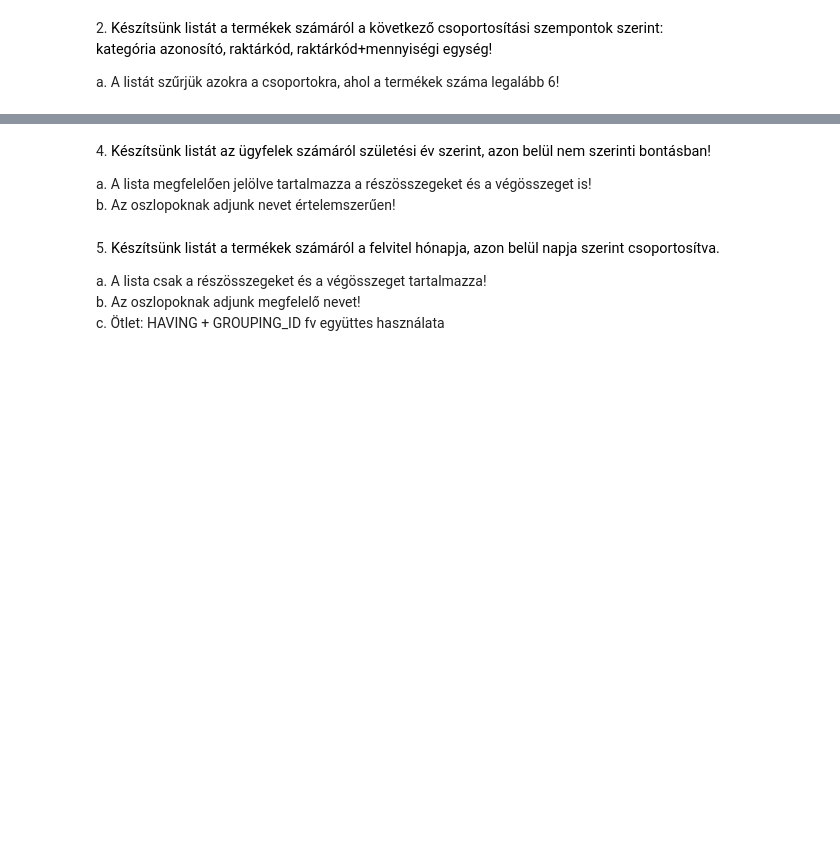
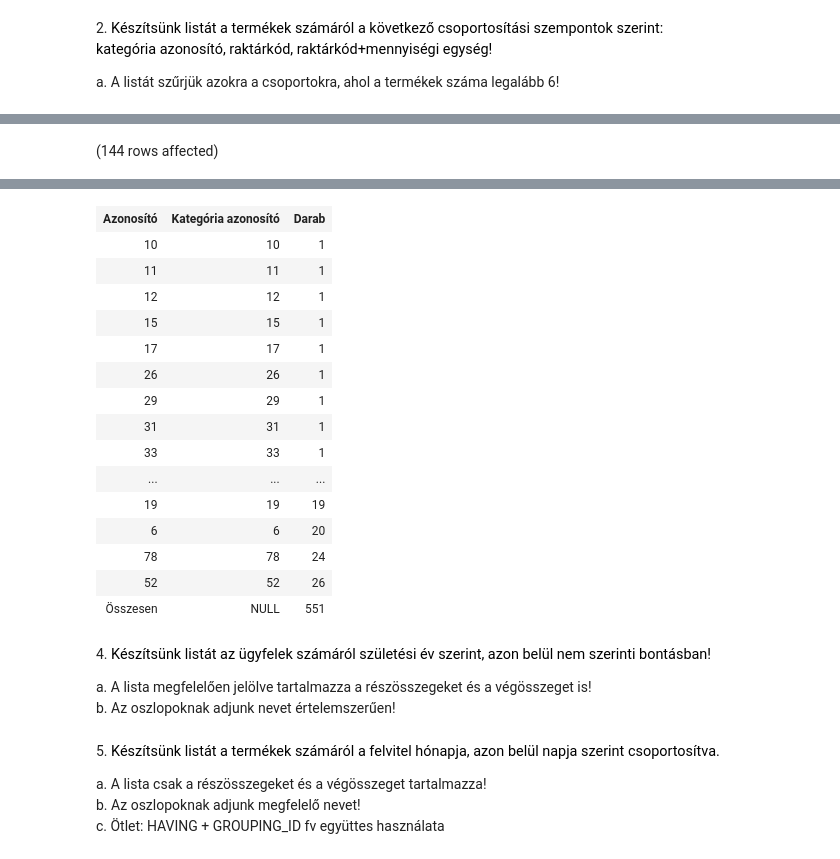
Before and after one commit to Dobo-Lilla/adatbazisok, a Jupyter notebook: gyakorlat04_feladatok.ipynb, the cells around one changed output, grey strips where cells are left out. Cells and saved outputs as stored; diff of their text form; code cells hidden in the pictures; blank space fills up the shorter version.

```diff
--- a/gyakorlat04_feladatok.ipynb
+++ b/gyakorlat04_feladatok.ipynb
@@ -19,3 +73,20 @@ a. Elég megjeleníteni a kategóriák azonosítóit és a darabszámokat!
 
 
 ![](https://moodle.uni-corvinus.hu/theme/image.php/adaptable/atto_h5p/1709548862/icon)
+# %%
+SELECT IIF(GROUPING_ID(KAT_ID) = 1, 'Összesen', CAST(KAT_ID AS nvarchar(5))) AS 'Azonosító',
+    KAT_ID AS 'Kategória azonosító',
+    COUNT(*) AS 'Darab',
+    GROUPING_ID(KAT_ID) --mindig nulla kivéve a rész és végösszegeket
+FROM Termek
+GROUP BY ROLLUP(KAT_ID)
+ORDER BY COUNT(*)
+
+-- SELECT IIF(KAT_ID IS NULL, 'Összesen', CAST(KAT_ID AS nvarchar(5))) AS 'Azonosító',
+--     KAT_ID AS 'Kategória azonosító',
+--     COUNT(*) AS 'Darab'
+-- FROM Termek
+-- GROUP BY ROLLUP(KAT_ID)
+-- ORDER BY 2
+# %% [output]
+(144 rows affected)
@@ -22,3 +94,19 @@ a. Elég megjeleníteni a kategóriák azonosítóit és a darabszámokat!
+| Azonosító | Kategória azonosító | Darab |
+| 10 | 10 | 1 |
+| 11 | 11 | 1 |
+| 12 | 12 | 1 |
+| 15 | 15 | 1 |
+| 17 | 17 | 1 |
+| 26 | 26 | 1 |
+| 29 | 29 | 1 |
+| 31 | 31 | 1 |
+| 33 | 33 | 1 |
+| ... | ... | ... |
+| 19 | 19 | 19 |
+| 6 | 6 | 20 |
+| 78 | 78 | 24 |
+| 52 | 52 | 26 |
+| Összesen | NULL | 551 |
 # %% [markdown]
 4. <span style="background-color: rgb(255, 255, 255); color: rgb(0, 0, 0); font-family: &quot;Open Sans&quot;, sans-serif; font-size: 14.44px;">Készítsünk listát az ügyfelek számáról születési év szerint, azon belül nem szerinti bontásban!&nbsp;</span>
 
```
Also changed, not shown: parts of 4 cells of this notebook.
